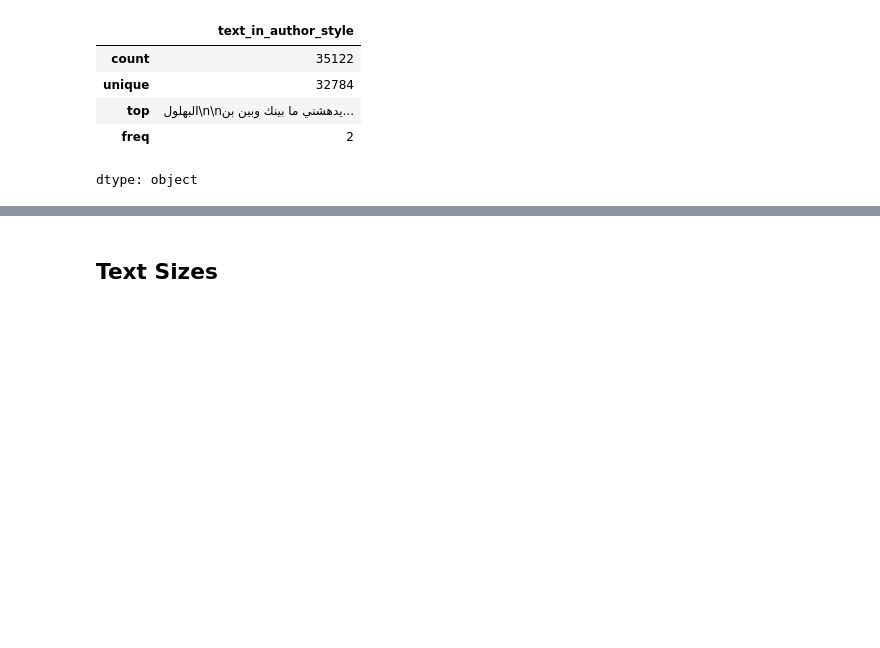
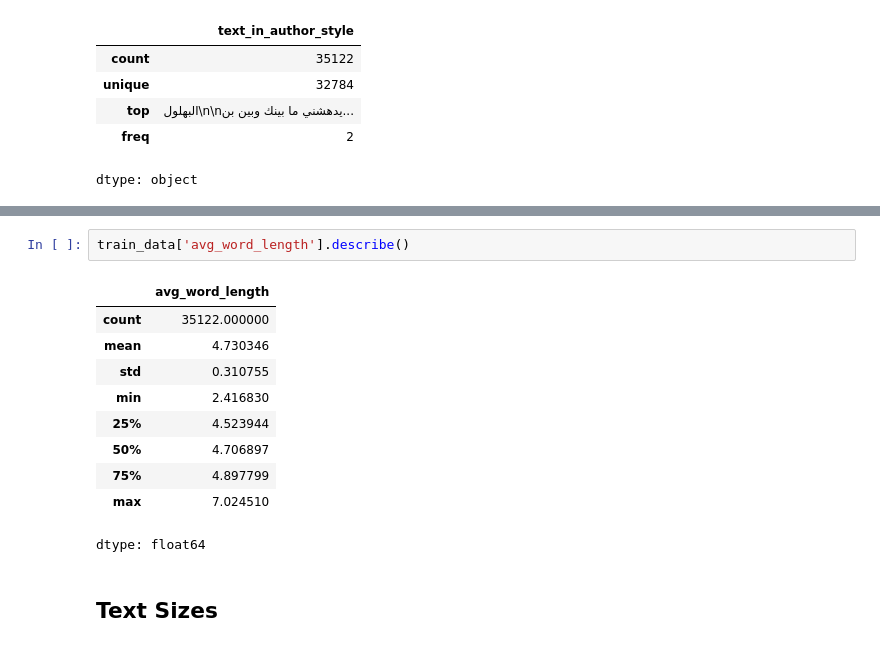
Before and after one commit to MuhammadHelmyOmar/Authorship-Identification, a Jupyter notebook: data_discovery.ipynb, the cells around one changed output, grey strips where cells are left out. Drawn from its saved outputs; the diff is of its cells as text; blank space fills up the shorter version.

```diff
--- a/data_discovery.ipynb
+++ b/data_discovery.ipynb
@@ -77,3 +93,16 @@ dtype: object
+# %%
+train_data['avg_word_length'].describe()
+# %% [output]
+|  | avg_word_length |
+| count | 35122.000000 |
+| mean | 4.730346 |
+| std | 0.310755 |
+| min | 2.416830 |
+| 25% | 4.523944 |
+| 50% | 4.706897 |
+| 75% | 4.897799 |
+| max | 7.024510 |
+dtype: float64
 # %% [markdown]
 ## Text Sizes
 # %%
```
Also changed, not shown: parts of 5 cells of this notebook.
